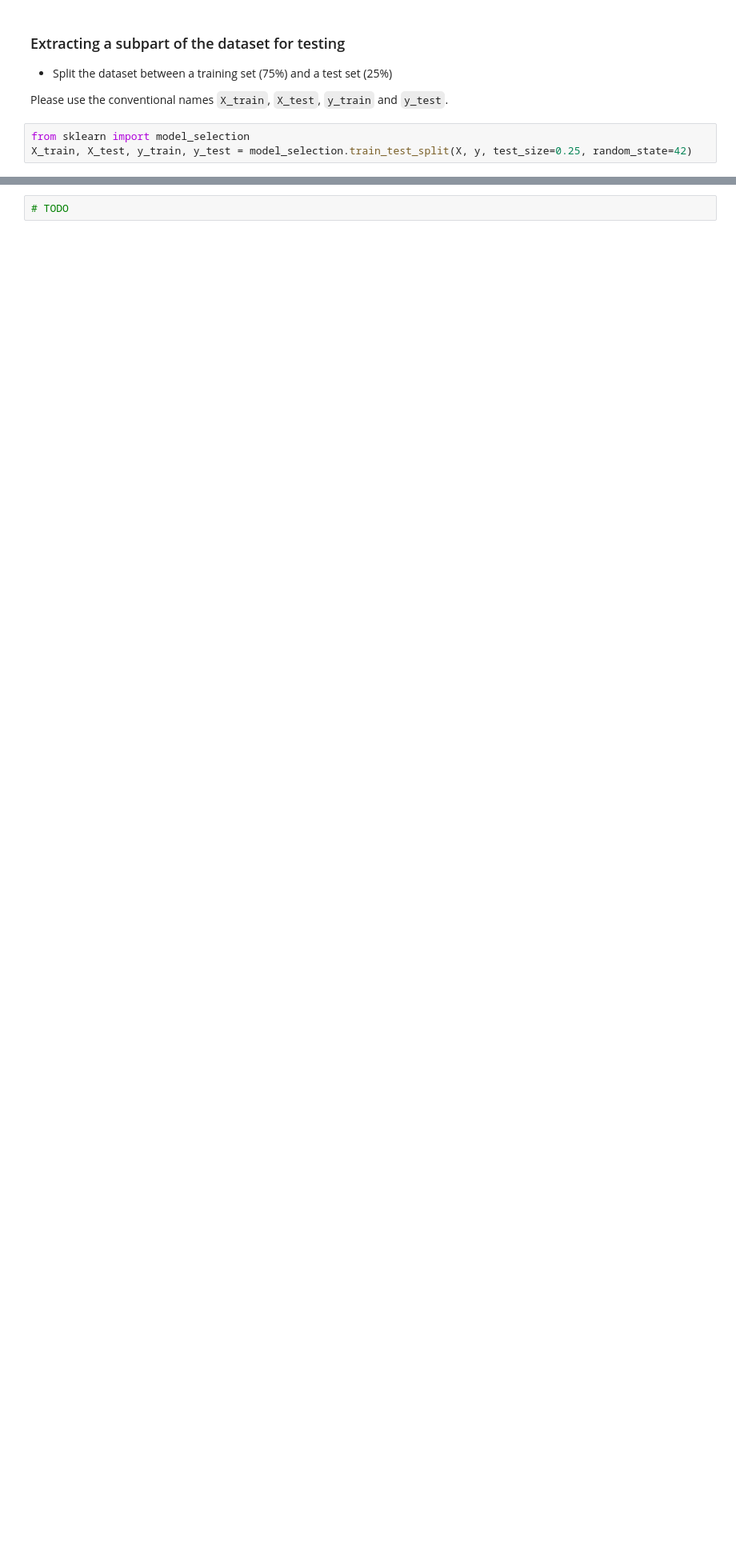
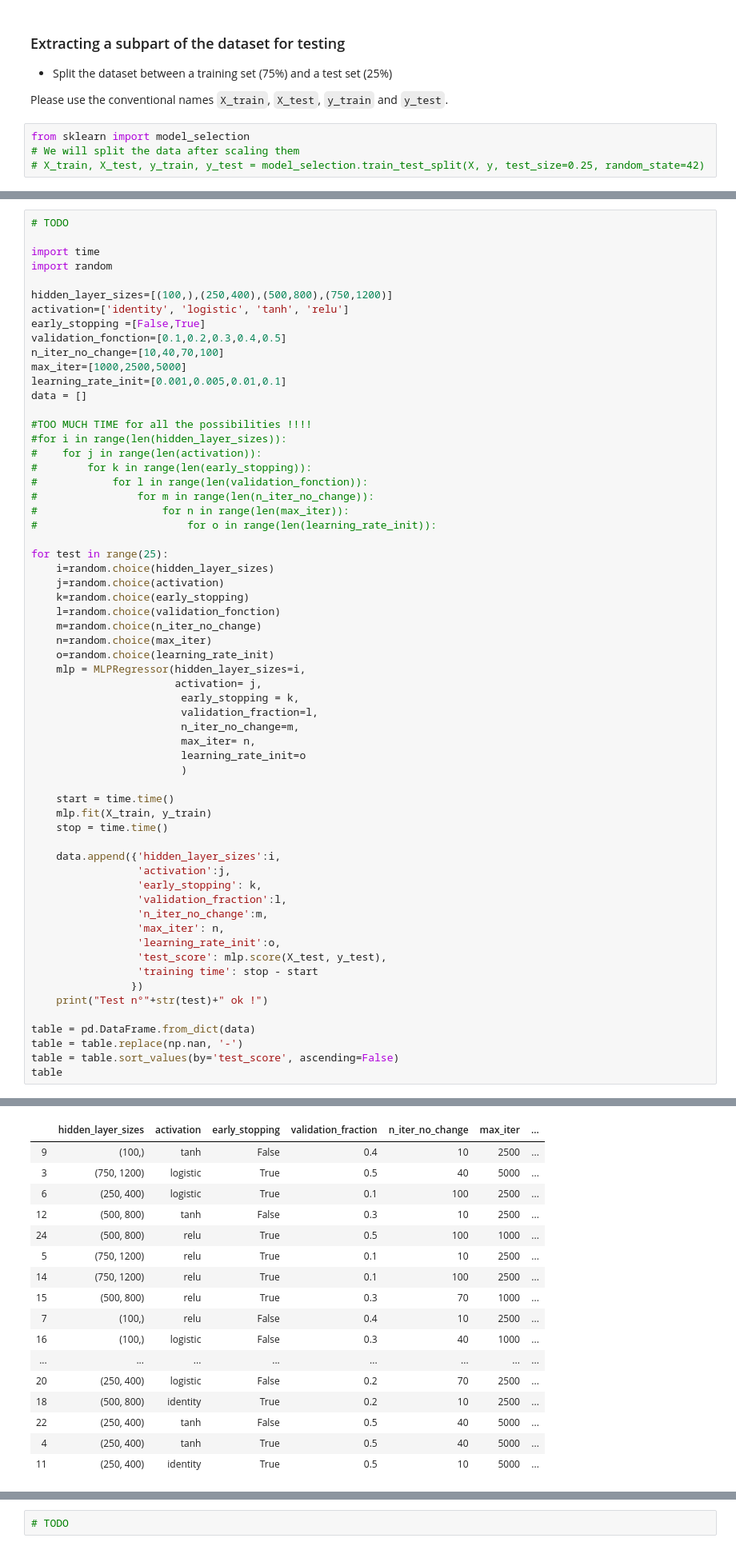
Before and after one commit to rostom-baccar/Machine-Learning-with-Decision-Trees, a Jupyter notebook: lab3.ipynb, the cells around one changed output, grey strips where cells are left out. Shown at 80% size. Drawn from its saved outputs; the diff is of its cells as text; blank space fills up the shorter version.

```diff
--- a/lab3.ipynb
+++ b/lab3.ipynb
@@ -118,7 +121,8 @@ Note that each row of the dataset represents a **group of houses** (one district
 Please use the conventional names `X_train`, `X_test`, `y_train` and `y_test`.
 # %%
 from sklearn import model_selection
-X_train, X_test, y_train, y_test = model_selection.train_test_split(X, y, test_size=0.25, random_state=42)
+# We will split the data after scaling them
+# X_train, X_test, y_train, y_test = model_selection.train_test_split(X, y, test_size=0.25, random_state=42)
 # %% [markdown]
 ### Scaling the input data
 
@@ -235,0 +270,62 @@ table
+# %%
+# TODO
+
+import time
+import random
+
+hidden_layer_sizes=[(100,),(250,400),(500,800),(750,1200)]
+activation=['identity', 'logistic', 'tanh', 'relu']
+early_stopping =[False,True]
+validation_fonction=[0.1,0.2,0.3,0.4,0.5]
+n_iter_no_change=[10,40,70,100]
+max_iter=[1000,2500,5000]
+learning_rate_init=[0.001,0.005,0.01,0.1]
+data = []
+
+#TOO MUCH TIME for all the possibilities !!!!
+#for i in range(len(hidden_layer_sizes)):
+#    for j in range(len(activation)):
+#        for k in range(len(early_stopping)):
+#            for l in range(len(validation_fonction)):
+#                for m in range(len(n_iter_no_change)):
+#                    for n in range(len(max_iter)):
+#                        for o in range(len(learning_rate_init)):
+
+for test in range(25):
+    i=random.choice(hidden_layer_sizes)
+    j=random.choice(activation)
+    k=random.choice(early_stopping)
+    l=random.choice(validation_fonction)
+    m=random.choice(n_iter_no_change)
+    n=random.choice(max_iter)
+    o=random.choice(learning_rate_init)
+    mlp = MLPRegressor(hidden_layer_sizes=i,
+                       activation= j,
+                        early_stopping = k,
+                        validation_fraction=l,
+                        n_iter_no_change=m,
+                        max_iter= n,
+                        learning_rate_init=o
+                        )
+
+    start = time.time()
+    mlp.fit(X_train, y_train)
+    stop = time.time()
+
+    data.append({'hidden_layer_sizes':i,
+                 'activation':j,
+                 'early_stopping': k,
+                 'validation_fraction':l,
+                 'n_iter_no_change':m,
+                 'max_iter': n,
+                 'learning_rate_init':o,
+                 'test_score': mlp.score(X_test, y_test),
+                 'training time': stop - start
+                })
+    print("Test n°"+str(test)+" ok !")
+
+table = pd.DataFrame.from_dict(data)
+table = table.replace(np.nan, '-')
+table = table.sort_values(by='test_score', ascending=False)
+table
+# %% [output]
@@ -236,3 +349,20 @@ table
+|  | hidden_layer_sizes | activation | early_stopping | validation_fraction | n_iter_no_change | max_iter | ... |
+| 9 | (100,) | tanh | False | 0.4 | 10 | 2500 | ... |
+| 3 | (750, 1200) | logistic | True | 0.5 | 40 | 5000 | ... |
+| 6 | (250, 400) | logistic | True | 0.1 | 100 | 2500 | ... |
+| 12 | (500, 800) | tanh | False | 0.3 | 10 | 2500 | ... |
+| 24 | (500, 800) | relu | True | 0.5 | 100 | 1000 | ... |
+| 5 | (750, 1200) | relu | True | 0.1 | 10 | 2500 | ... |
+| 14 | (750, 1200) | relu | True | 0.1 | 100 | 2500 | ... |
+| 15 | (500, 800) | relu | True | 0.3 | 70 | 1000 | ... |
+| 7 | (100,) | relu | False | 0.4 | 10 | 2500 | ... |
+| 16 | (100,) | logistic | False | 0.3 | 40 | 1000 | ... |
+| ... | ... | ... | ... | ... | ... | ... | ... |
+| 20 | (250, 400) | logistic | False | 0.2 | 70 | 2500 | ... |
+| 18 | (500, 800) | identity | True | 0.2 | 10 | 2500 | ... |
+| 22 | (250, 400) | tanh | False | 0.5 | 40 | 5000 | ... |
+| 4 | (250, 400) | tanh | True | 0.5 | 40 | 5000 | ... |
+| 11 | (250, 400) | identity | True | 0.5 | 10 | 5000 | ... |
 # %% [markdown]
 ## Evaluation
 
```
Also changed, not shown: parts of 13 cells of this notebook.
